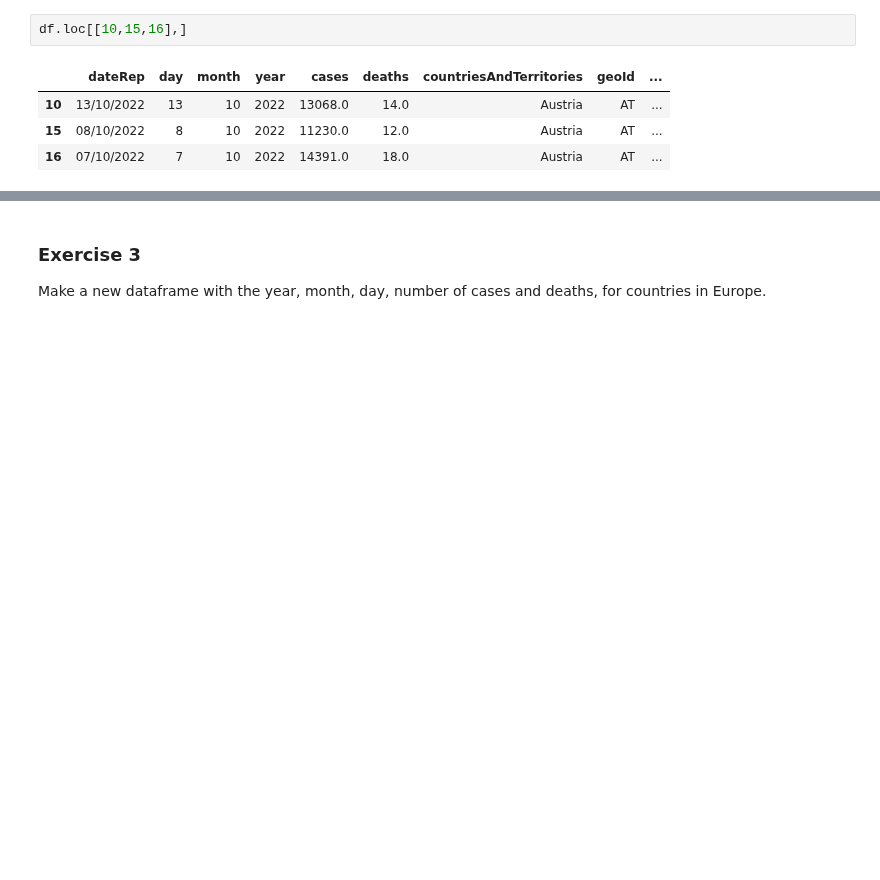
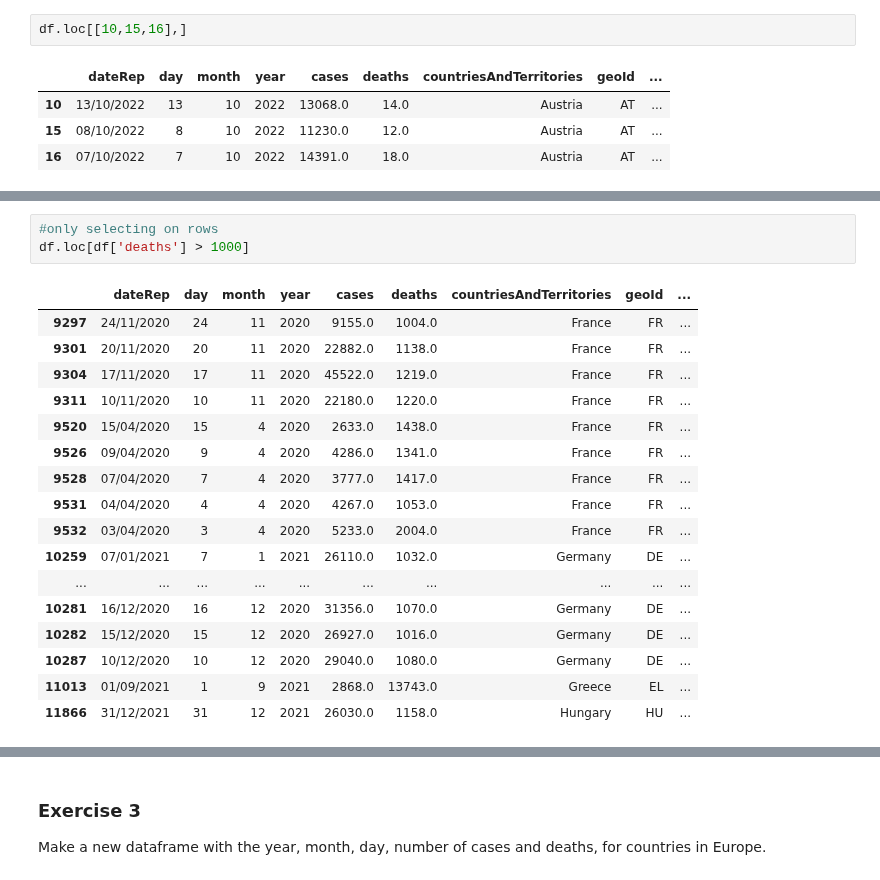
Before and after one commit to Center-for-Health-Data-Science/PythonTsunami, a Jupyter notebook: Pandas/Pandas_HZ.ipynb, the cells around one changed output, grey strips where cells are left out. Drawn from its saved outputs; the diff is of its cells as text; blank space fills up the shorter version.

```diff
--- a/Pandas/Pandas_HZ.ipynb
+++ b/Pandas/Pandas_HZ.ipynb
@@ -555,0 +541,21 @@ select_df = df[['Column1', 'Column2', 'Column3']][df['Column1'] > 0]
+# %%
+#only selecting on rows
+df.loc[df['deaths'] > 1000]
+# %% [output]
+|  | dateRep | day | month | year | cases | deaths | countriesAndTerritories | geoId | ... |
+| 9297 | 24/11/2020 | 24 | 11 | 2020 | 9155.0 | 1004.0 | France | FR | ... |
+| 9301 | 20/11/2020 | 20 | 11 | 2020 | 22882.0 | 1138.0 | France | FR | ... |
+| 9304 | 17/11/2020 | 17 | 11 | 2020 | 45522.0 | 1219.0 | France | FR | ... |
+| 9311 | 10/11/2020 | 10 | 11 | 2020 | 22180.0 | 1220.0 | France | FR | ... |
+| 9520 | 15/04/2020 | 15 | 4 | 2020 | 2633.0 | 1438.0 | France | FR | ... |
+| 9526 | 09/04/2020 | 9 | 4 | 2020 | 4286.0 | 1341.0 | France | FR | ... |
+| 9528 | 07/04/2020 | 7 | 4 | 2020 | 3777.0 | 1417.0 | France | FR | ... |
+| 9531 | 04/04/2020 | 4 | 4 | 2020 | 4267.0 | 1053.0 | France | FR | ... |
+| 9532 | 03/04/2020 | 3 | 4 | 2020 | 5233.0 | 2004.0 | France | FR | ... |
+| 10259 | 07/01/2021 | 7 | 1 | 2021 | 26110.0 | 1032.0 | Germany | DE | ... |
+| ... | ... | ... | ... | ... | ... | ... | ... | ... | ... |
+| 10281 | 16/12/2020 | 16 | 12 | 2020 | 31356.0 | 1070.0 | Germany | DE | ... |
+| 10282 | 15/12/2020 | 15 | 12 | 2020 | 26927.0 | 1016.0 | Germany | DE | ... |
+| 10287 | 10/12/2020 | 10 | 12 | 2020 | 29040.0 | 1080.0 | Germany | DE | ... |
+| 11013 | 01/09/2021 | 1 | 9 | 2021 | 2868.0 | 13743.0 | Greece | EL | ... |
+| 11866 | 31/12/2021 | 31 | 12 | 2021 | 26030.0 | 1158.0 | Hungary | HU | ... |
```
Also changed, not shown: parts of 29 cells of this notebook, 1 other file.
